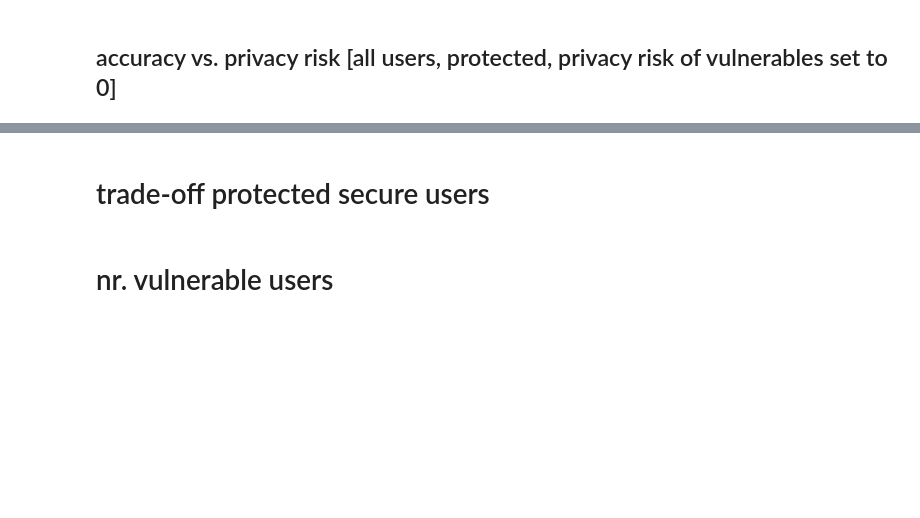
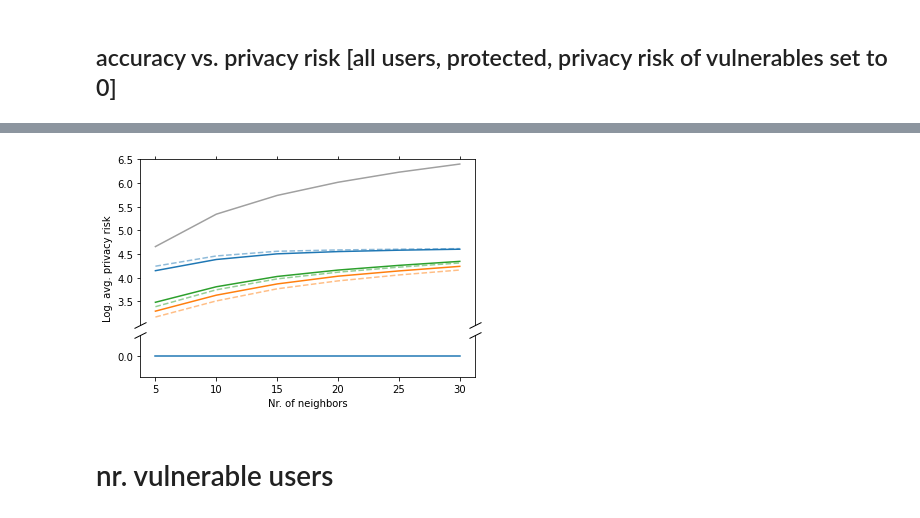
Before and after one commit to pmuellner/ReuseKNN, a Jupyter notebook: Visualization.ipynb, the cells around one changed output, grey strips where cells are left out. Saved outputs shown, nothing was run; the diff lists cells and outputs as text; code cells hidden in the pictures; blank space fills up the shorter version.

```diff
--- a/Visualization.ipynb
+++ b/Visualization.ipynb
@@ -302,2 +232,0 @@ fig.align_ylabels(axes)
-# %% [markdown]
-# trade-off protected secure users
@@ -337,0 +233,47 @@ fig.align_ylabels(axes)
+# %%
+import numpy as np
+import matplotlib.pyplot as plt
+
+fig, (ax1, ax2) = plt.subplots(2, 1, sharex=True, gridspec_kw={'height_ratios': [4, 1]})
+fig.subplots_adjust(hspace=0.1)
+
+ax = fig.add_subplot(111, frameon=False)
+ax.set_ylabel("Log. avg. privacy risk")
+ax.set_xlabel("Nr. of neighbors")
+ax.tick_params(labelcolor='none', top=False, bottom=False, left=False, right=False)
+ax.grid(False)
+
+results = load_data(name="ml-100k", protected=True)
+ax1.plot(results["K"], np.log(results["pr_all_userknn"]), color="C0", linestyle="dashed", alpha=0.5)
+ax1.plot(results["K"], np.log(results["pr_all_pop"]), color="C1", linestyle="dashed", alpha=0.5)
+ax1.plot(results["K"], np.log(results["pr_all_gain"]), color="C2", linestyle="dashed", alpha=0.5)
+ax1.plot(results["K"], np.log(results["pr_all_userknn_reuse"]), color="C0", linestyle="solid")
+ax1.plot(results["K"], np.log(results["pr_all_pop_reuse"]), color="C1", linestyle="solid")
+ax1.plot(results["K"], np.log(results["pr_all_gain_reuse"]), color="C2", linestyle="solid")
+ax1.plot(results["K"], np.log(results["pr_all_userknn_no"]), color="gray", linestyle="solid", alpha=0.75)
+ax2.plot(results["K"], results["pr_all_userknn_full"])
+
+ax1.set_ylim(3, 6.5)
+ax2.set_ylim(-0.25, 0.25)
+
+ax1.spines["bottom"].set_visible(False)
+ax2.spines["top"].set_visible(False)
+ax1.xaxis.tick_top()
+ax1.tick_params(labeltop=False)
+ax2.xaxis.tick_bottom()
+
+ticks = ax1.get_yticks()
+ax1.set_yticks(ticks[1:])
+ax2.yaxis.set_major_formatter(FormatStrFormatter('%.1f'))
+ax2.set_yticks([0.0])
+
+d = .5
+kwargs = dict(marker=[(-1, -d), (1, d)], markersize=12,
+              linestyle="none", color='k', mec='k', mew=1, clip_on=False)
+ax1.plot([0, 1], [0, 0], transform=ax1.transAxes, **kwargs)
+ax2.plot([0, 1], [1, 1], transform=ax2.transAxes, **kwargs)
+
+
+plt.show()
+# %% [output]
+[figure, added]
```
Also changed, not shown: parts of 23 cells of this notebook, 1 other file.
